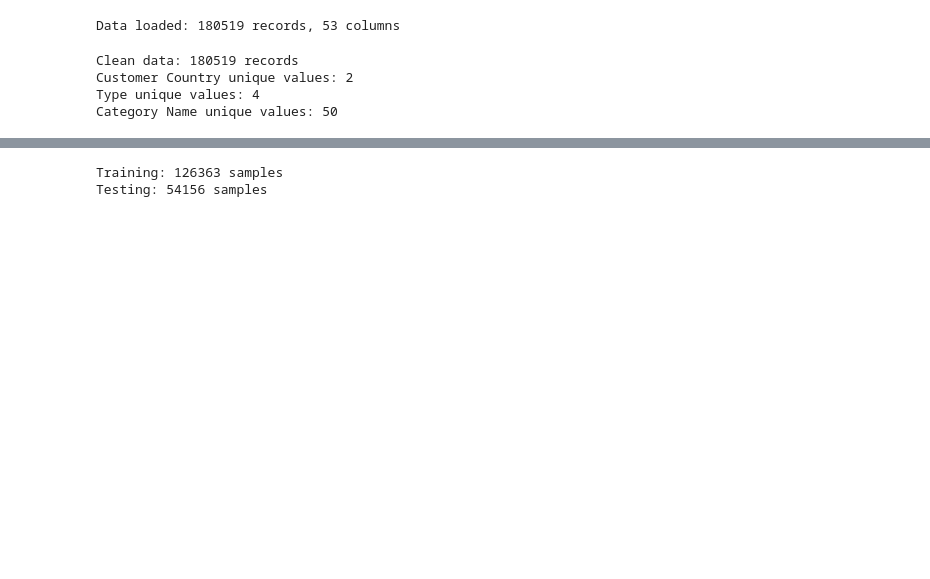
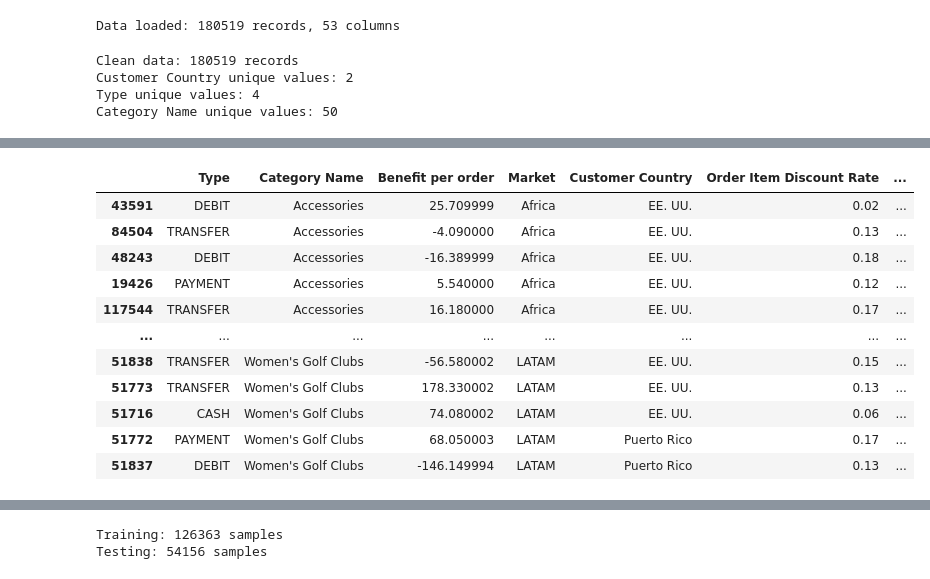
Before and after one commit to WilliamJhong/2025AAE722_William-J, a Jupyter notebook: Final Project/Profit_Prediction_Clean.ipynb, the cells around one changed output, grey strips where cells are left out. Drawn from its saved outputs; the diff is of its cells as text; code cells hidden in the pictures; blank space fills up the shorter version.

```diff
--- a/Final Project/Profit_Prediction_Clean.ipynb
+++ b/Final Project/Profit_Prediction_Clean.ipynb
@@ -293,0 +175,81 @@ Weekend effect magnitude: 0.001308
+# %%
+# Lag Discount
+
+LD_data = model_data.copy()
+# %%
+# Sort by date to ensure proper time series order
+LD_data = LD_data.sort_values('Order Date')
+
+# Create category-market combinations
+LD_data['cat_market'] = LD_data['Category Name'] + '_' + LD_data['Market']
+
+# Initialize lag discount columns
+for lag_days in range(1, 7):  # 1-6 days
+    LD_data[f'lag_discount_{lag_days}d'] = np.nan
+
+
+# Group by category-market for efficient processing
+grouped = LD_data.groupby('cat_market')
+
+for lag_days in range(1, 7):
+    print(f"Processing lag {lag_days} days...")
+
+    def calculate_lag_discount(group):
+        # Sort by date
+        group = group.sort_values('Order Date')
+
+        # For each row, find the most recent discount data within the lag window
+        lag_discounts = []
+
+        for idx, row in group.iterrows():
+            current_date = row['Order Date']
+
+            # Look for data in the lag window (from lag_days to lag_days+2 to allow some flexibility)
+            min_lag_date = current_date - pd.Timedelta(days=lag_days+2)
+            max_lag_date = current_date - pd.Timedelta(days=max(1, lag_days-1))
+
+            # Get historical data within the lag window, excluding current date
+            historical_mask = (
+                (group['Order Date'] >= min_lag_date) &
+                (group['Order Date'] <= max_lag_date) &
+                (group['Order Date'] < current_date)
+            )
+            historical_data = group[historical_mask]
+
+            if len(historical_data) > 0:
+                # Get the most recent data within the window
+                most_recent_data = historical_data.loc[historical_data['Order Date'].idxmax()]
+                avg_discount = historical_data['Order Item Discount Rate'].mean()
+            else:
+                avg_discount = np.nan
+
+            lag_discounts.append(avg_discount)
+
+        # Return series with original index
+        return pd.Series(lag_discounts, index=group.index)
+
+    # Apply function to each group and store results
+    lag_column = f'lag_discount_{lag_days}d'
+    LD_data[lag_column] = grouped.apply(calculate_lag_discount).reset_index(level=0, drop=True)
+
+print("Lag discount calculation completed!")
+
+# Fill NaN values with the closest earlier non-NaN value from same cat_market
+for lag_days in range(1, 7):
+    col_name = f'lag_discount_{lag_days}d'
+
+    # Sort by date to ensure proper forward fill order
+    LD_data = LD_data.sort_values(['cat_market', 'Order Date'])
+
+    # Forward fill within each category-market group
+    LD_data[col_name] = LD_data.groupby('cat_market')[col_name].fillna(method='ffill')
+
+    # If still NaN (no earlier values), fill with category-market mean as fallback
+    cat_market_means = LD_data.groupby('cat_market')['Order Item Discount Rate'].mean()
+    for combo in LD_data['cat_market'].unique():
+        mask = (LD_data['cat_market'] == combo) & (LD_data[col_name].isna())
+        if mask.sum() > 0:
+            LD_data.loc[mask, col_name] = cat_market_means[combo]
+
+LD_data
+# %% [output]
@@ -293,0 +269,12 @@ Weekend effect magnitude: 0.001308
+|  | Type | Category Name | Benefit per order | Market | Customer Country | Order Item Discount Rate | ... |
+| 43591 | DEBIT | Accessories | 25.709999 | Africa | EE. UU. | 0.02 | ... |
+| 84504 | TRANSFER | Accessories | -4.090000 | Africa | EE. UU. | 0.13 | ... |
+| 48243 | DEBIT | Accessories | -16.389999 | Africa | EE. UU. | 0.18 | ... |
+| 19426 | PAYMENT | Accessories | 5.540000 | Africa | EE. UU. | 0.12 | ... |
+| 117544 | TRANSFER | Accessories | 16.180000 | Africa | EE. UU. | 0.17 | ... |
+| ... | ... | ... | ... | ... | ... | ... | ... |
+| 51838 | TRANSFER | Women's Golf Clubs | -56.580002 | LATAM | EE. UU. | 0.15 | ... |
+| 51773 | TRANSFER | Women's Golf Clubs | 178.330002 | LATAM | EE. UU. | 0.13 | ... |
+| 51716 | CASH | Women's Golf Clubs | 74.080002 | LATAM | EE. UU. | 0.06 | ... |
+| 51772 | PAYMENT | Women's Golf Clubs | 68.050003 | LATAM | Puerto Rico | 0.17 | ... |
+| 51837 | DEBIT | Women's Golf Clubs | -146.149994 | LATAM | Puerto Rico | 0.13 | ... |
```
Also changed, not shown: parts of 32 cells of this notebook, 2 other files.
